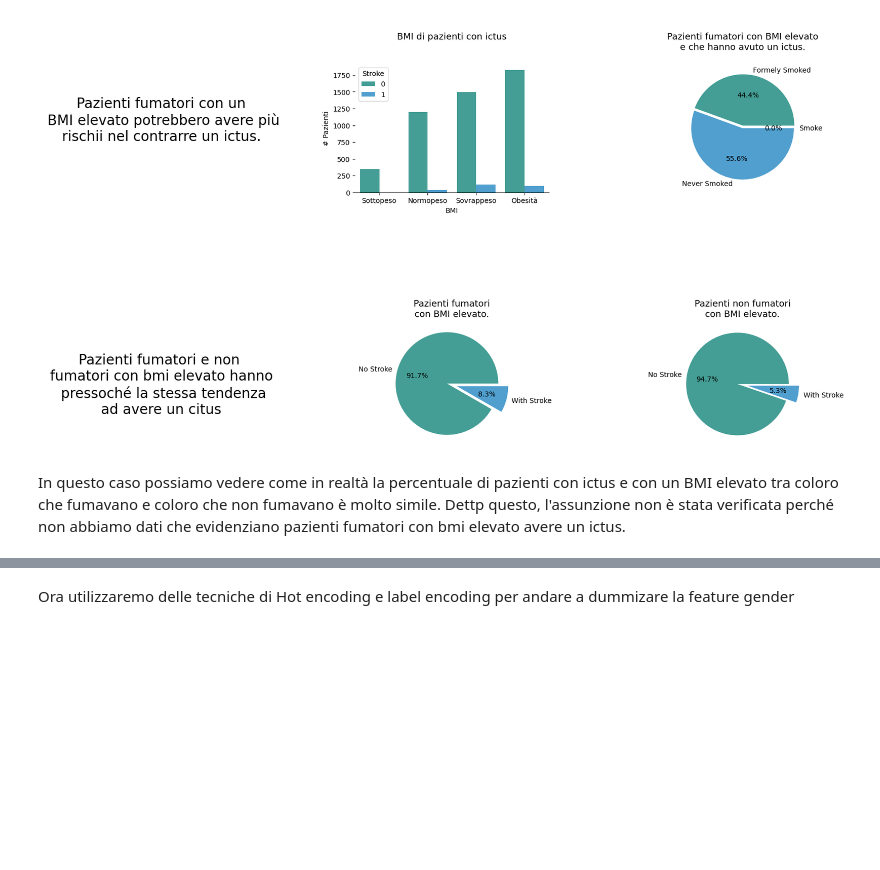
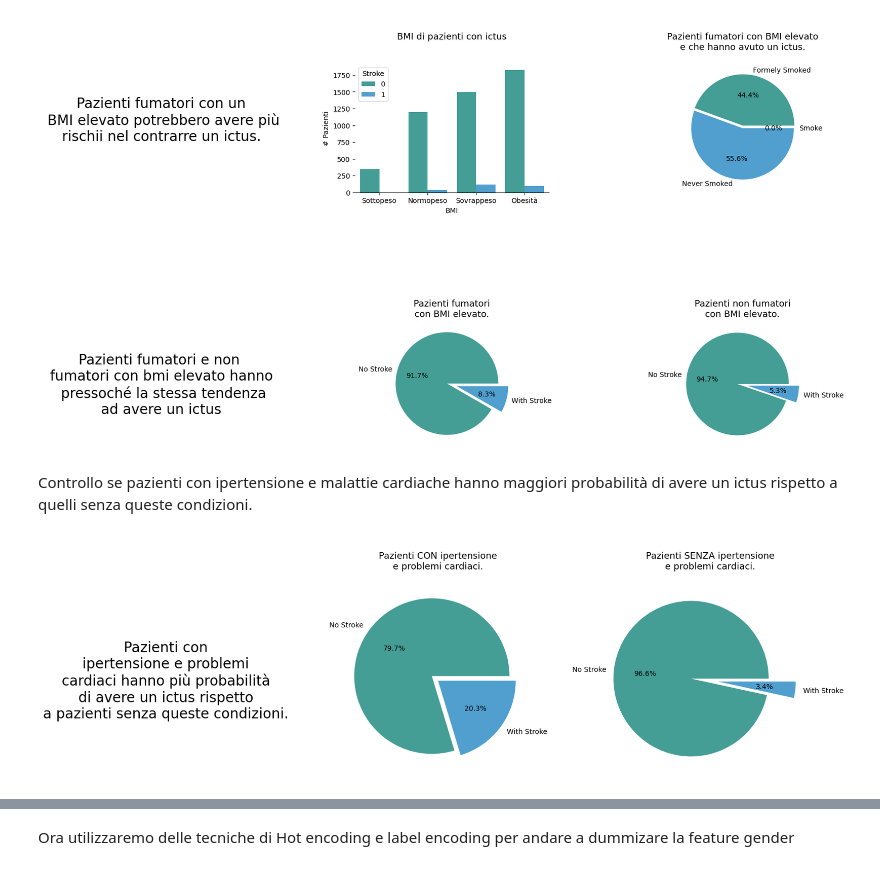
Before and after one commit to Daniele-00/Progetto-MachineLearning, a Jupyter notebook: ProgettoStroke/progettoML.ipynb, the cells around one changed output, grey strips where cells are left out. Saved outputs shown, nothing was run; the diff lists cells and outputs as text; code cells hidden in the pictures; blank space fills up the shorter version.

```diff
--- a/ProgettoStroke/progettoML.ipynb
+++ b/ProgettoStroke/progettoML.ipynb
@@ -159,7 +160,7 @@ ASSUNZIONI
 # %%
 # Categorizzazione dell'età
 #preparazione del dataframe che verrà utilizzato per i successivi grafici
-data = ds_stroke[['age','bmi','smoking_status','stroke']]
+data = ds_stroke[['age','bmi','smoking_status','hypertension','heart_disease','avg_glucose_level','stroke']]
 ds_age = pd.DataFrame(data)
 ds_age['age_range'] = pd.cut(ds_age['age'], bins=[0, 46, 65, np.inf], include_lowest=True,
                              labels=["Giovane Età\n(0 - 45)", "Età Adulta\n(46 - 64)", "Anzianità\n(65 - )"])
@@ -377,5 +378,49 @@ plt.title("Pazienti non fumatori\ncon BMI elevato.", fontsize=13)
 plt.show()
 # %% [output]
 [figure]
-# %% [markdown]
-In questo caso possiamo vedere come in realtà la percentuale di pazienti con ictus e con un BMI elevato tra coloro che fumavano e coloro che non fumavano è molto simile. Dettp questo, l'assunzione non è stata verificata perché non abbiamo dati che evidenziano pazienti fumatori con bmi elevato avere un ictus.
+# %% [markdown]
+Controllo se pazienti con ipertensione e malattie cardiache hanno maggiori probabilità di avere un ictus rispetto a quelli senza queste condizioni.
+# %%
+# Con patologie.
+with_hh = len(ds_age.loc[(ds_age['hypertension'] == 1) & (ds_age['heart_disease'] == 1) & (ds_age['stroke'] == 0)])
+with_hh_stroke = len(ds_age.loc[(ds_age['hypertension'] == 1) & (ds_age['heart_disease'] == 1) & (ds_age['stroke'] == 1)])
+with_hh_total = len(ds_age.loc[(ds_age['hypertension'] == 1) & (ds_age['heart_disease'] == 1)])
+with_hh = round((with_hh / with_hh_total) * 100, 2)
+with_hh_stroke = round((with_hh_stroke / with_hh_total) * 100, 2)
+patients_with_hh = [with_hh, with_hh_stroke]
+
+# Semza patologie.
+without_hh = len(ds_age.loc[(ds_age['hypertension'] == 0) & (ds_age['heart_disease'] == 0) & (ds_age['stroke'] == 0)])
+without_hh_stroke = len(ds_age.loc[(ds_age['hypertension'] == 0) & (ds_age['heart_disease'] == 0) & (ds_age['stroke'] == 1)])
+without_hh_total = len(ds_age.loc[(ds_age['hypertension'] == 0) & (ds_age['heart_disease'] == 0)])
+without_hh = round((without_hh / without_hh_total) * 100, 2)
+without_hh_stroke = round((without_hh_stroke / without_hh_total) * 100, 2)
+patients_without_hh = [without_hh, without_hh_stroke]
+
+# Plot
+fig = plt.figure(figsize=(20,5))
+gs = fig.add_gridspec(1,3)
+gs.update(wspace=0.15)
+
+# Plot Title
+ax0 = fig.add_subplot(gs[0,0])
+ax0.text(0.5,0.5,'Pazienti con\nipertensione e problemi\ncardiaci hanno più probabilità\ndi avere un ictus rispetto\na pazienti senza queste condizioni.',
+         fontsize=20, horizontalalignment='center', verticalalignment='center')
+ax0.spines[["bottom", "top", "left", "right"]].set_visible(False)
+ax0.tick_params(left=False, bottom=False)
+ax0.set_xticklabels([])
+ax0.set_yticklabels([])
+
+# Plot With.
+ax1 = fig.add_subplot(gs[0,1])
+ax1 = plt.pie(patients_with_hh, labels = ['No Stroke', 'With Stroke'], autopct='%1.1f%%', explode=[0.1, 0], colors = ['#449E95', '#509FCF'])
+plt.title("\nPazienti CON ipertensione\ne problemi cardiaci.\n", fontsize=13)
+
+# Plot Without.
+ax0 = fig.add_subplot(gs[0,2])
+ax0 = plt.pie(patients_without_hh, labels = ['No Stroke', 'With Stroke'], autopct='%1.1f%%', explode=[0.25, 0.1], colors = ['#449E95', '#509FCF'])
+plt.title("Pazienti SENZA ipertensione\ne problemi cardiaci.\n", fontsize=13)
+
+plt.show()
+# %% [output]
+[figure, added]
```
Also changed, not shown: parts of 13 cells of this notebook.
